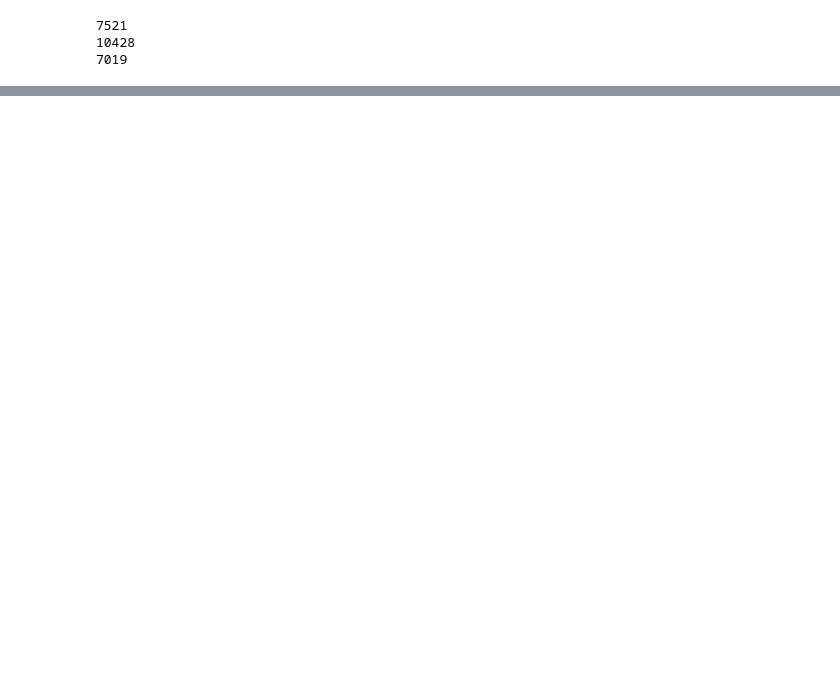
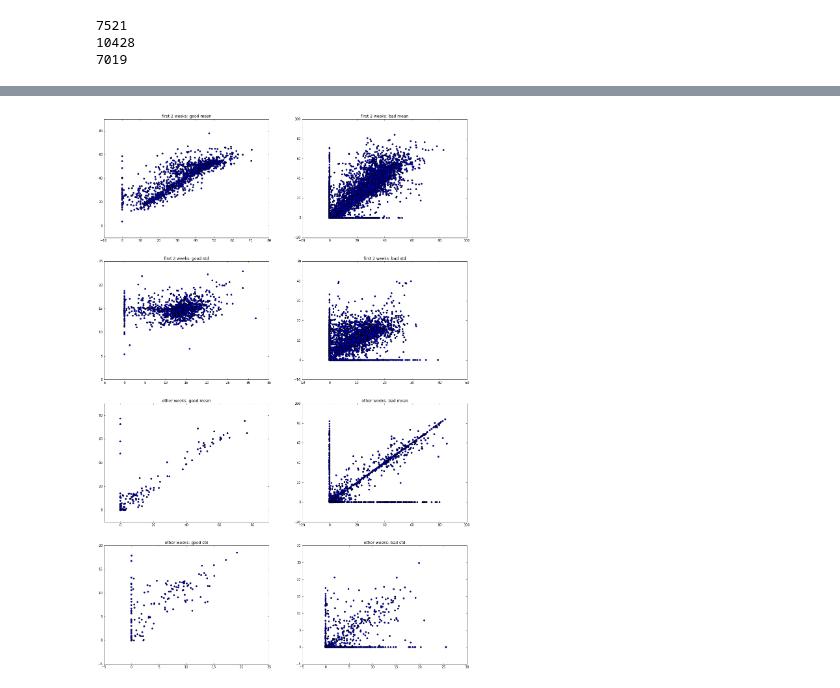
Before and after one commit to brainiacOnly/PrometheusAnalyst, a Jupyter notebook: PatternDiscovery.ipynb, the cells around one changed output, grey strips where cells are left out. Drawn from its saved outputs; the diff is of its cells as text; code cells hidden in the pictures; blank space fills up the shorter version.

```diff
--- a/PatternDiscovery.ipynb
+++ b/PatternDiscovery.ipynb
@@ -250,0 +376,49 @@ data.columns[5:5+len(features.columns)].tolist()
+# %%
+def getAverageFeaturesByReg(sm,users):
+    times = users[['user_id','registered']]
+    sm = pd.merge(sm,users,on='user_id',how='inner')
+    sm['time_diff'] = sm.created - sm.registered
+    sm = sm[sm.time_diff >= 0]
+    sm.time_diff = sm.time_diff.apply(lambda x: x/np.timedelta64(1, 'D'))
+    sm_videos = sm[sm.module_type == 'video']
+    sm_problems = sm[sm.module_type=='problem']
+
+    videos = sm_videos.groupby('user_id')['time_diff'].mean()
+    videos_std = sm_videos.groupby('user_id')['time_diff'].std()
+    problems = sm_problems.groupby('user_id')['time_diff'].mean()
+    problems_std = sm_problems.groupby('user_id')['time_diff'].std()
+
+    return pd.concat([videos,videos_std,problems,problems_std],axis=1,keys=['video_mean','video_std','problem_mean','problem_std']).fillna(0)
+# %%
+two_weeks, other_weeks = sliceUsers(sm,14)
+av_features1 = getAverageFeaturesByReg(two_weeks,finman)
+av_features2 = getAverageFeaturesByReg(other_weeks,finman)
+# %%
+all1 = u_features.join(av_features1)
+good1 = all1[all1.status == 1]
+bad1 = all1[all1.status != 1]
+
+all2 = u_features.join(av_features2)
+good2 = all2[all2.status == 1]
+bad2 = all2[all2.status != 1]
+
+f, axarr = plt.subplots(4, 2, figsize=(20, 30), dpi=80)
+axarr[0, 0].scatter(good1.video_mean, good1.problem_mean)
+axarr[0, 0].set_title('first 2 weeks: good mean ')
+axarr[0, 1].scatter(bad1.video_mean, bad1.problem_mean)
+axarr[0, 1].set_title('first 2 weeks: bad mean')
+axarr[1, 0].scatter(good1.video_std, good1.problem_std)
+axarr[1, 0].set_title('first 2 weeks: good std')
+axarr[1, 1].scatter(bad1.video_std, bad1.problem_std)
+axarr[1, 1].set_title('first 2 weeks: bad std')
+axarr[2, 0].scatter(good2.video_mean, good2.problem_mean)
+axarr[2, 0].set_title('other weeks: good mean ')
+axarr[2, 1].scatter(bad2.video_mean, bad2.problem_mean)
+axarr[2, 1].set_title('other weeks: bad mean')
+axarr[3, 0].scatter(good2.video_std, good2.problem_std)
+axarr[3, 0].set_title('other weeks: good std')
+axarr[3, 1].scatter(bad2.video_std, bad2.problem_std)
+axarr[3, 1].set_title('other weeks: bad std')
+plt.show()
+# %% [output]
+[figure, added]
```
Also changed, not shown: parts of 28 cells of this notebook, 1 other file.
